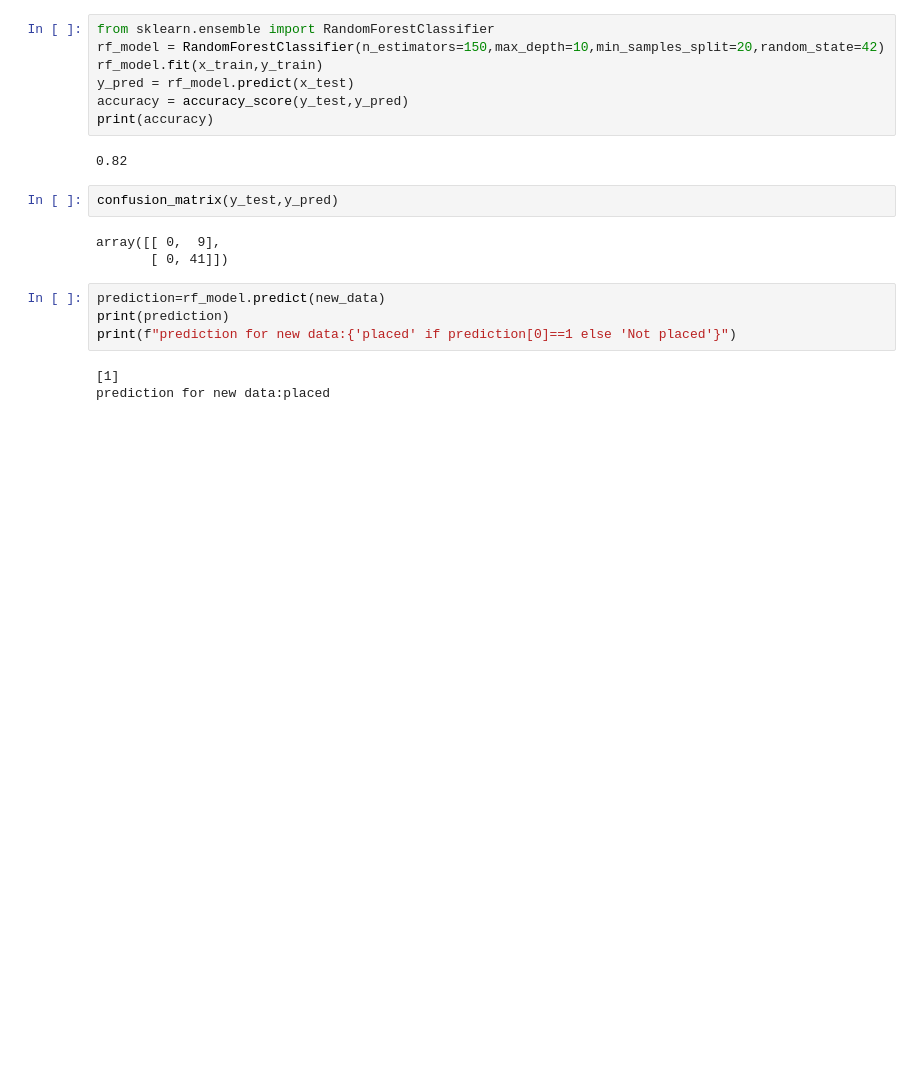
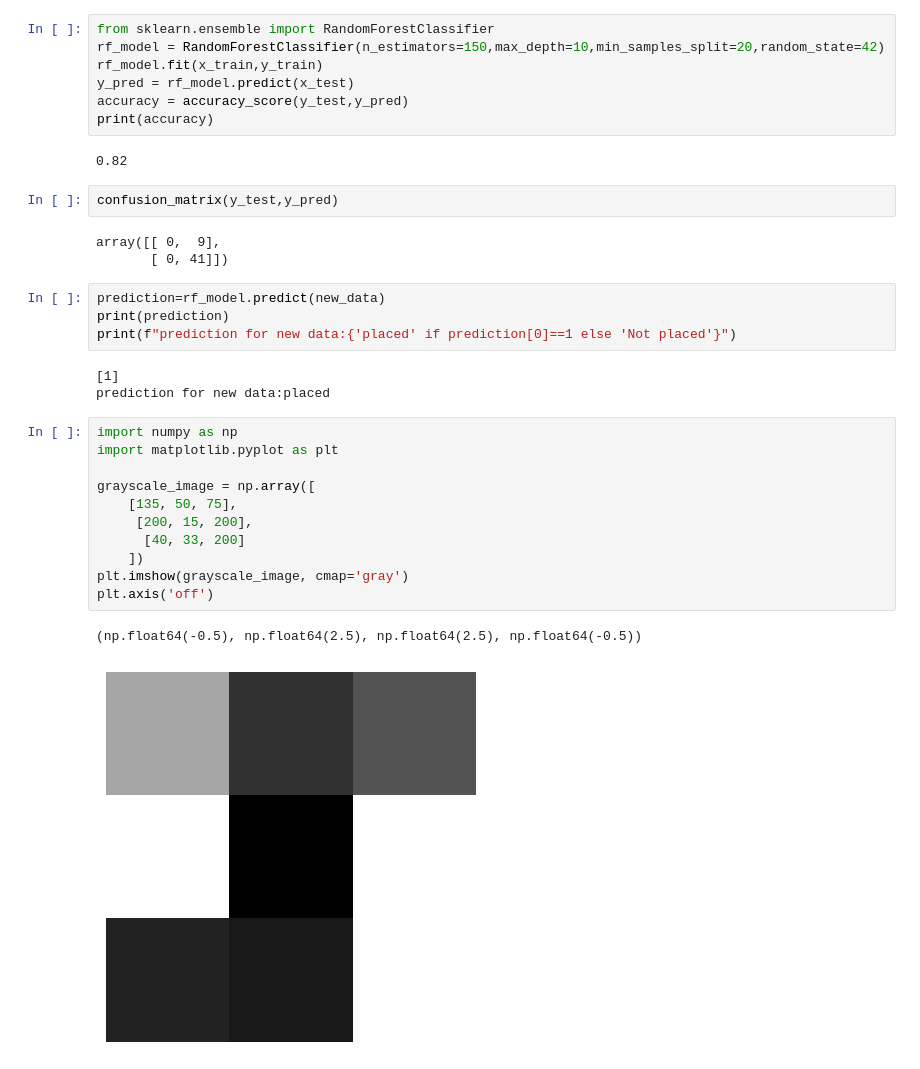
Before and after one commit to adwaithskrishna06-sys/ICTInternship, a Jupyter notebook: InternDay3.ipynb, the cells around one changed output. Drawn from its saved outputs; the diff is of its cells as text; blank space fills up the shorter version.

```diff
--- a/InternDay3.ipynb
+++ b/InternDay3.ipynb
@@ -429,3 +429,17 @@ print(f"prediction for new data:{'placed' if prediction[0]==1 else 'Not placed'}
 # %% [output]
 [1]
 prediction for new data:placed
+# %%
+import numpy as np
+import matplotlib.pyplot as plt
+
+grayscale_image = np.array([
+    [135, 50, 75],
+     [200, 15, 200],
+      [40, 33, 200]
+    ])
+plt.imshow(grayscale_image, cmap='gray')
+plt.axis('off')
+# %% [output]
+(np.float64(-0.5), np.float64(2.5), np.float64(2.5), np.float64(-0.5))
+[figure, added]
```
Also changed, not shown: parts of 3 cells of this notebook.
